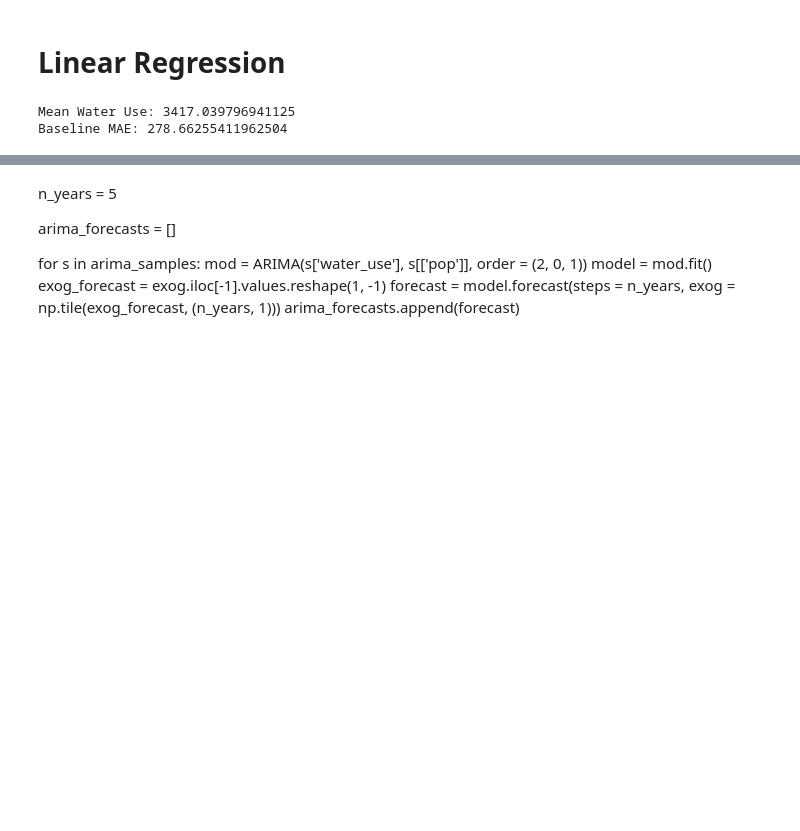
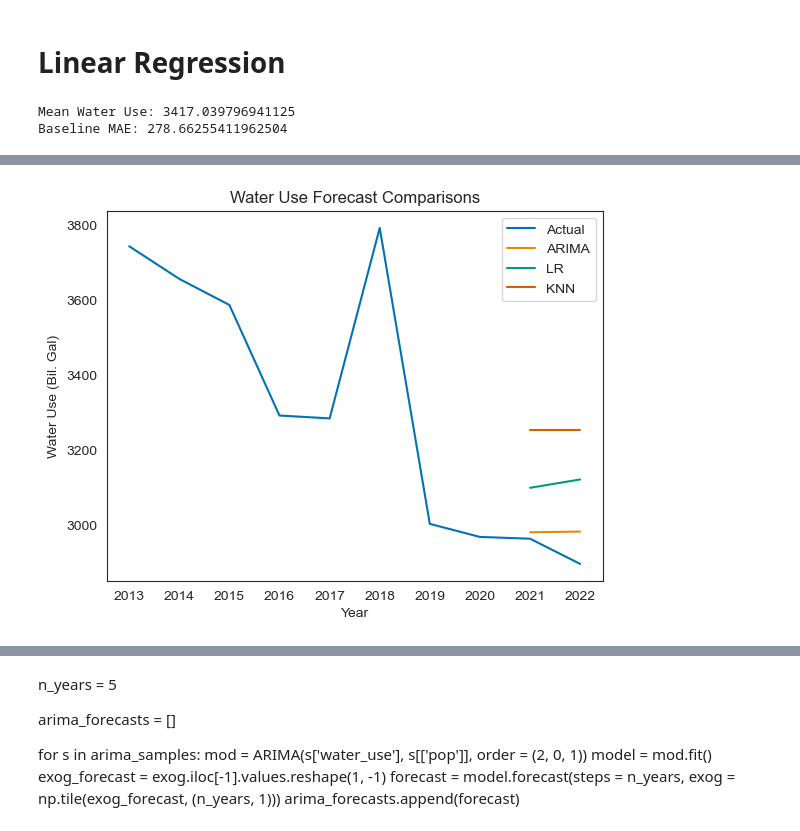
Before and after one commit to jpjavier23/michigan_water_use, a Jupyter notebook: michigan_water_use.ipynb, the cells around one changed output, grey strips where cells are left out. Saved outputs shown, nothing was run; the diff lists cells and outputs as text; code cells hidden in the pictures; blank space fills up the shorter version.

```diff
--- a/michigan_water_use.ipynb
+++ b/michigan_water_use.ipynb
@@ -1375,0 +1459,7 @@ https://medium.com/@sawsanyusuf/linear-regression-with-time-series-data-9186eb1e
+# %%
+lr_knn_pred = {'lr': lr_test_predict, 'knn': knn_pred}
+lr_knn_pred_df = pd.DataFrame(lr_knn_pred, index = forecast_test.index)
+# %%
+predicted_data = data.copy()
+predicted_data['arima'] = forecast_test
+pred_df = predicted_data.join(lr_knn_pred_df).reset_index()
@@ -1375,0 +1480,13 @@ https://medium.com/@sawsanyusuf/linear-regression-with-time-series-data-9186eb1e
+# %%
+plt.plot(pred_df['year'], pred_df['water_use (Bil. gal)'], label = 'Actual')
+plt.plot(pred_df['year'], pred_df['arima'], label = 'ARIMA')
+plt.plot(pred_df['year'], pred_df['lr'], label = 'LR')
+plt.plot(pred_df['year'], pred_df['knn'], label = 'KNN')
+plt.xlabel('Year')
+plt.ylabel('Water Use (Bil. Gal)')
+plt.title('Water Use Forecast Comparisons')
+plt.legend()
+plt.savefig('figures/fig_20.png')
+plt.show()
+# %% [output]
+[figure, added]
```
Also changed, not shown: parts of 56 cells of this notebook, 11 other files.
